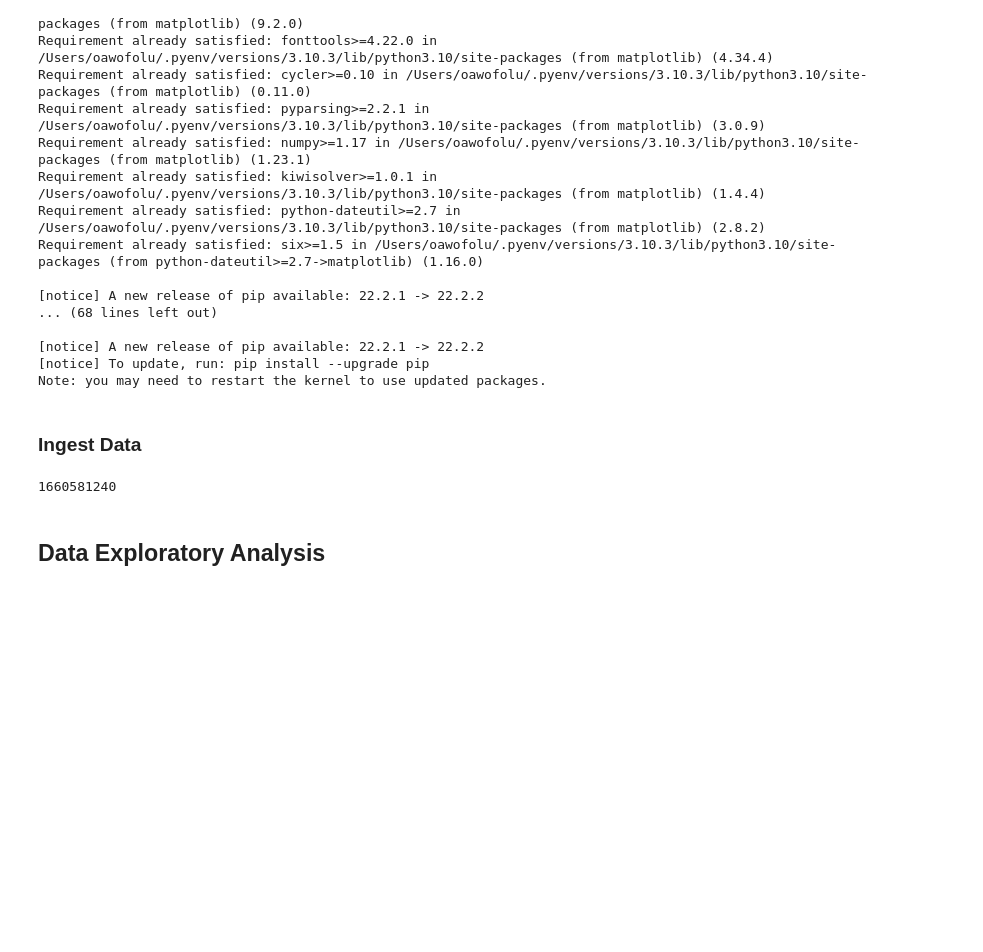
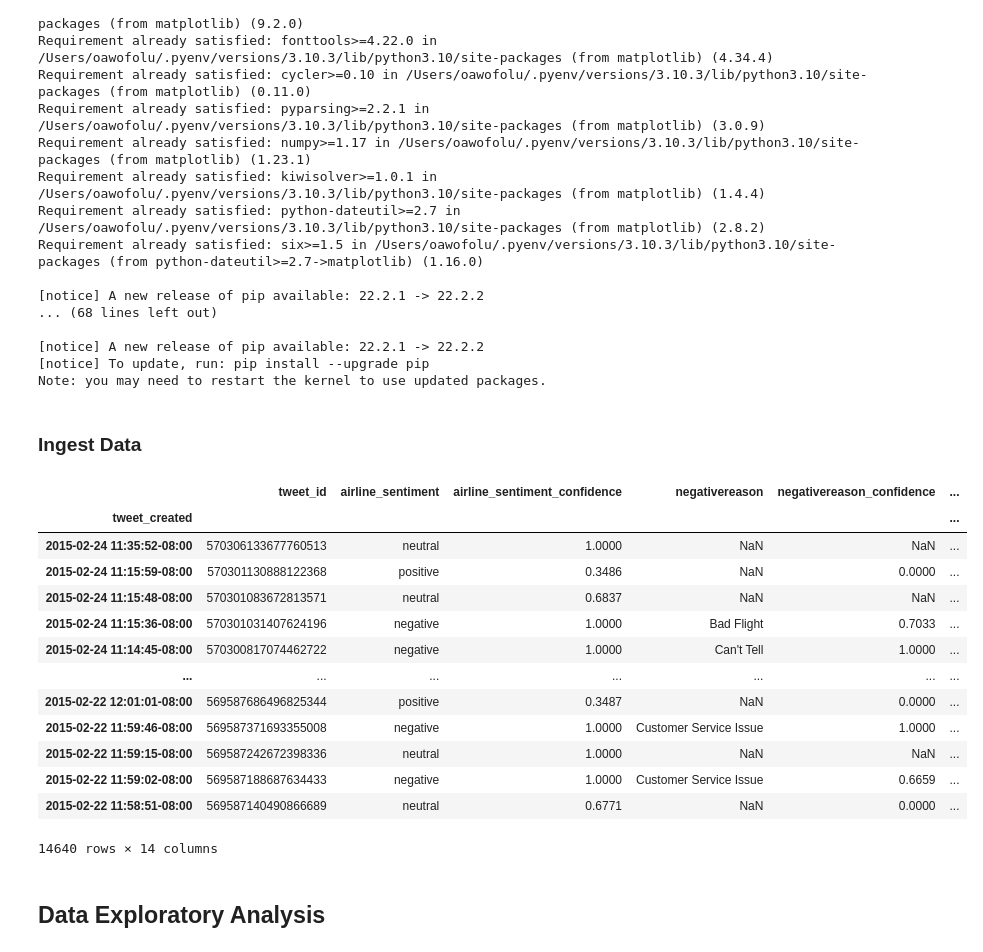
Before and after one commit to agapebondservant/tanzu-realtime-anomaly-detetction, a Jupyter notebook: jupyter/Airline Analytics.ipynb, the cells around one changed output. Drawn from its saved outputs; the diff is of its cells as text; code cells hidden in the pictures; blank space fills up the shorter version.

```diff
--- a/jupyter/Airline Analytics.ipynb
+++ b/jupyter/Airline Analytics.ipynb
@@ -68,18 +68,28 @@ Note: you may need to restart the kernel to use updated packages.
 # %%
 import json
 import datetime
 from datetime import timedelta
 import random
+import numpy as np
+import pytz
 
 data = pd.read_csv("../data/airlinetweets.csv", parse_dates=['tweet_created'], index_col=['tweet_created'])
-x=json.loads(data.iloc[0].to_json(orient='records'))
-x.insert(0,int(pd.to_datetime(data.index[0], format='%Y-%m-%d %H:%M:%S%z', utc=True, errors='coerce').timestamp()))
-x = json.dumps(x)
-x
-int(datetime.datetime.now().timestamp()) #1660576965
-[1660581240, 570306133677760513, "neutral", 1.0, null, null, "Virgin America", null, "cairdin", null, 0, "@VirginAmerica What @dhepburn said.", null, null, "Eastern Time (US & Canada)"]
+data
 # %% [output]
+|  | tweet_id | airline_sentiment | airline_sentiment_confidence | negativereason | negativereason_confidence | ... |
+| tweet_created |  |  |  |  |  | ... |
+| 2015-02-24 11:35:52-08:00 | 570306133677760513 | neutral | 1.0000 | NaN | NaN | ... |
+| 2015-02-24 11:15:59-08:00 | 570301130888122368 | positive | 0.3486 | NaN | 0.0000 | ... |
+| 2015-02-24 11:15:48-08:00 | 570301083672813571 | neutral | 0.6837 | NaN | NaN | ... |
+| 2015-02-24 11:15:36-08:00 | 570301031407624196 | negative | 1.0000 | Bad Flight | 0.7033 | ... |
+| 2015-02-24 11:14:45-08:00 | 570300817074462722 | negative | 1.0000 | Can't Tell | 1.0000 | ... |
+| ... | ... | ... | ... | ... | ... | ... |
+| 2015-02-22 12:01:01-08:00 | 569587686496825344 | positive | 0.3487 | NaN | 0.0000 | ... |
+| 2015-02-22 11:59:46-08:00 | 569587371693355008 | negative | 1.0000 | Customer Service Issue | 1.0000 | ... |
+| 2015-02-22 11:59:15-08:00 | 569587242672398336 | neutral | 1.0000 | NaN | NaN | ... |
+| 2015-02-22 11:59:02-08:00 | 569587188687634433 | negative | 1.0000 | Customer Service Issue | 0.6659 | ... |
+| 2015-02-22 11:58:51-08:00 | 569587140490866689 | neutral | 0.6771 | NaN | 0.0000 | ... |
-1660581240
+14640 rows × 14 columns
 # %% [markdown]
 ## Data Exploratory Analysis
 # %%
```
Also changed, not shown: 25 other files.
